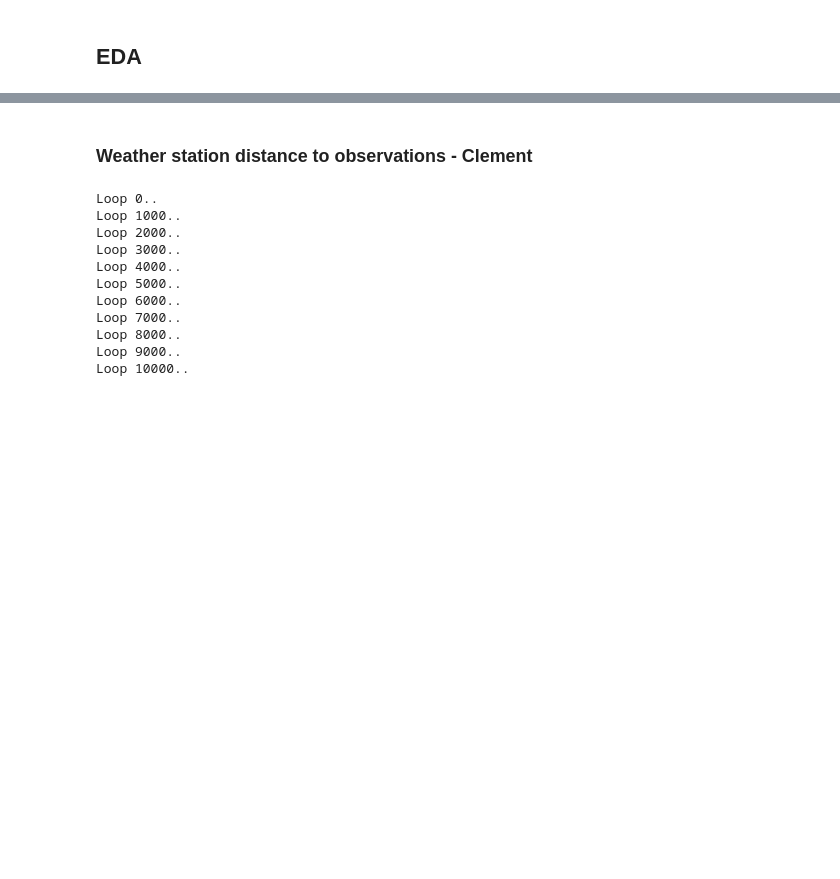
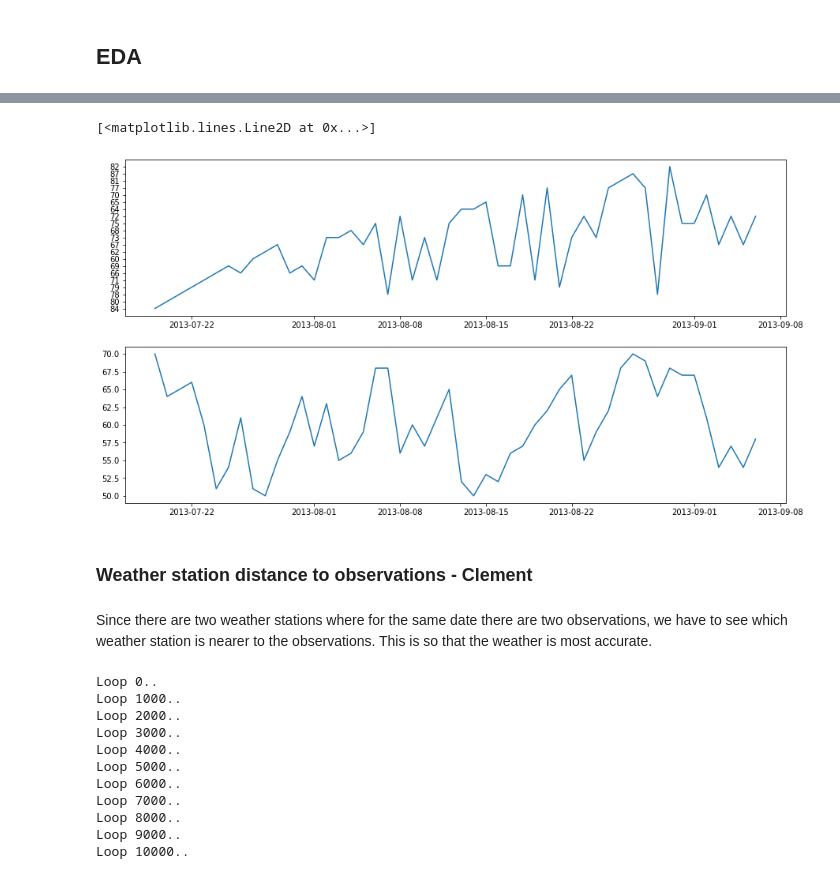
Before and after one commit to thisisclement/Project4---Virus-Prediction, a Jupyter notebook: code/proj4_collab.ipynb, the cells around one changed output, grey strips where cells are left out. Drawn from its saved outputs; the diff is of its cells as text; code cells hidden in the pictures; blank space fills up the shorter version.

```diff
--- a/code/proj4_collab.ipynb
+++ b/code/proj4_collab.ipynb
@@ -103,5 +199,14 @@ df_tr_full["Date"] = pd.to_datetime(df_tr_full['Date'])
+# %%
+fig, ax = plt.subplots(2, figsize=(15,8))
+ax[0].plot(df_weather_range['Date'], df_weather_range['Tavg'])
+ax[1].plot(df_weather_range['Date'], df_weather_range['DewPoint'])
+# %% [output]
+[<matplotlib.lines.Line2D at 0x...>]
+[figure, added]
 # %% [markdown]
 ### Weather station distance to observations - Clement
+# %% [markdown]
+Since there are two weather stations where for the same date there are two observations, we have to see which weather station is nearer to the observations. This is so that the weather is most accurate.
 # %%
 def calc_dist_chk(lat1, lon1, lat2, lon2):
     # approximate radius of earth in km
```
Also changed, not shown: parts of 39 cells of this notebook, 5 other files.
